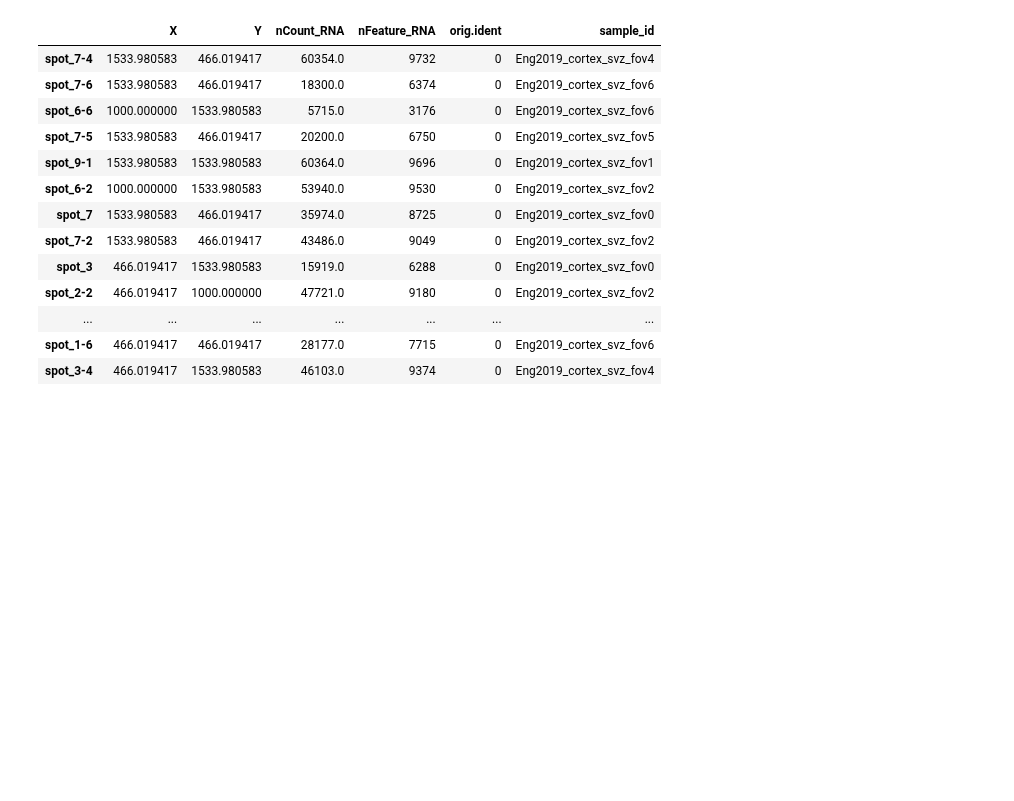
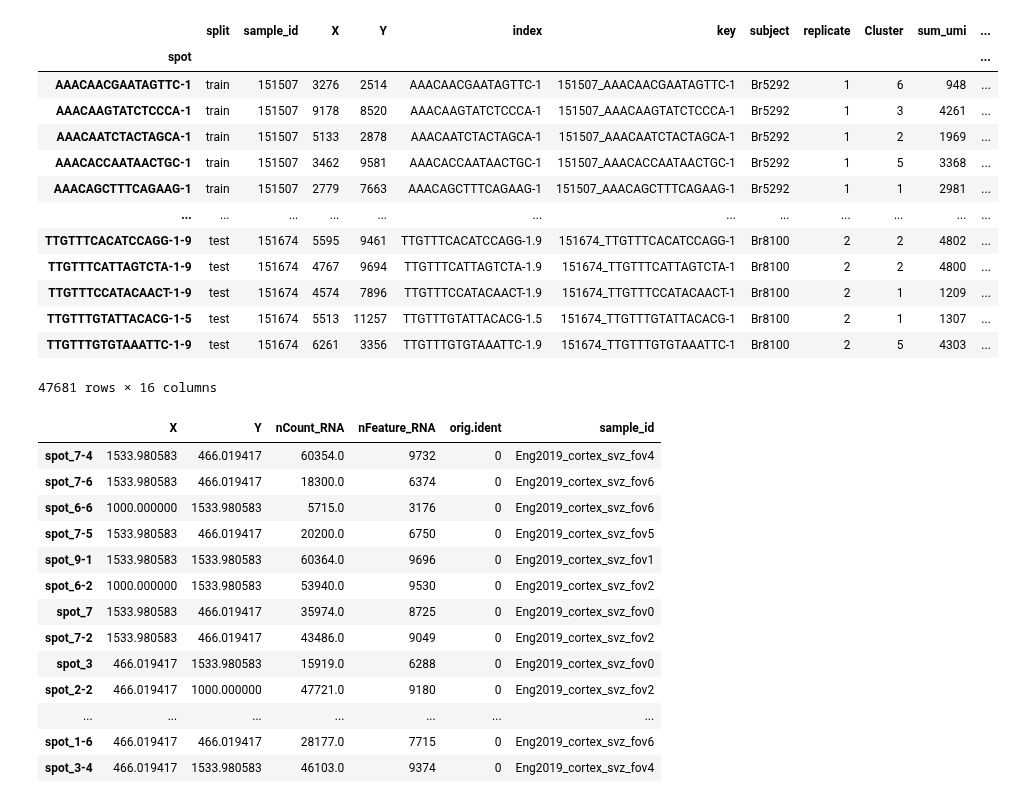
Before and after one commit to williamrobotma/AGrEDA, a Jupyter notebook: scratch.ipynb, the cells around one changed output. Drawn from its saved outputs; the diff is of its cells as text; code cells hidden in the pictures; blank space fills up the shorter version.

```diff
--- a/scratch.ipynb
+++ b/scratch.ipynb
@@ -24,3 +22,22 @@ adata_st = sc.read_h5ad(os.path.join(selected_dir, "st.h5ad"))
+# %%
+adata_st = sc.read_h5ad("data/dlpfc/preprocessed/GSE144136_spatialLIBD/20markers/unscaled/mat_sp_samp_split_d.h5ad")
+# %%
+adata_st.obs
+# %% [output]
+|  | split | sample_id | X | Y | index | key | subject | replicate | Cluster | sum_umi | ... |
+| spot |  |  |  |  |  |  |  |  |  |  | ... |
+| AAACAACGAATAGTTC-1 | train | 151507 | 3276 | 2514 | AAACAACGAATAGTTC-1 | 151507_AAACAACGAATAGTTC-1 | Br5292 | 1 | 6 | 948 | ... |
+| AAACAAGTATCTCCCA-1 | train | 151507 | 9178 | 8520 | AAACAAGTATCTCCCA-1 | 151507_AAACAAGTATCTCCCA-1 | Br5292 | 1 | 3 | 4261 | ... |
+| AAACAATCTACTAGCA-1 | train | 151507 | 5133 | 2878 | AAACAATCTACTAGCA-1 | 151507_AAACAATCTACTAGCA-1 | Br5292 | 1 | 2 | 1969 | ... |
+| AAACACCAATAACTGC-1 | train | 151507 | 3462 | 9581 | AAACACCAATAACTGC-1 | 151507_AAACACCAATAACTGC-1 | Br5292 | 1 | 5 | 3368 | ... |
+| AAACAGCTTTCAGAAG-1 | train | 151507 | 2779 | 7663 | AAACAGCTTTCAGAAG-1 | 151507_AAACAGCTTTCAGAAG-1 | Br5292 | 1 | 1 | 2981 | ... |
+| ... | ... | ... | ... | ... | ... | ... | ... | ... | ... | ... | ... |
+| TTGTTTCACATCCAGG-1-9 | test | 151674 | 5595 | 9461 | TTGTTTCACATCCAGG-1.9 | 151674_TTGTTTCACATCCAGG-1 | Br8100 | 2 | 2 | 4802 | ... |
+| TTGTTTCATTAGTCTA-1-9 | test | 151674 | 4767 | 9694 | TTGTTTCATTAGTCTA-1.9 | 151674_TTGTTTCATTAGTCTA-1 | Br8100 | 2 | 2 | 4800 | ... |
+| TTGTTTCCATACAACT-1-9 | test | 151674 | 4574 | 7896 | TTGTTTCCATACAACT-1.9 | 151674_TTGTTTCCATACAACT-1 | Br8100 | 2 | 1 | 1209 | ... |
+| TTGTTTGTATTACACG-1-5 | test | 151674 | 5513 | 11257 | TTGTTTGTATTACACG-1.5 | 151674_TTGTTTGTATTACACG-1 | Br8100 | 2 | 1 | 1307 | ... |
+| TTGTTTGTGTAAATTC-1-9 | test | 151674 | 6261 | 3356 | TTGTTTGTGTAAATTC-1.9 | 151674_TTGTTTGTGTAAATTC-1 | Br8100 | 2 | 5 | 4303 | ... |
+47681 rows × 16 columns
 # %%
 adata_st_d = {}
 for sid in adata_st.obs["sample_id"].unique():
```
Also changed, not shown: parts of 1 cell of this notebook, 16 other files.
